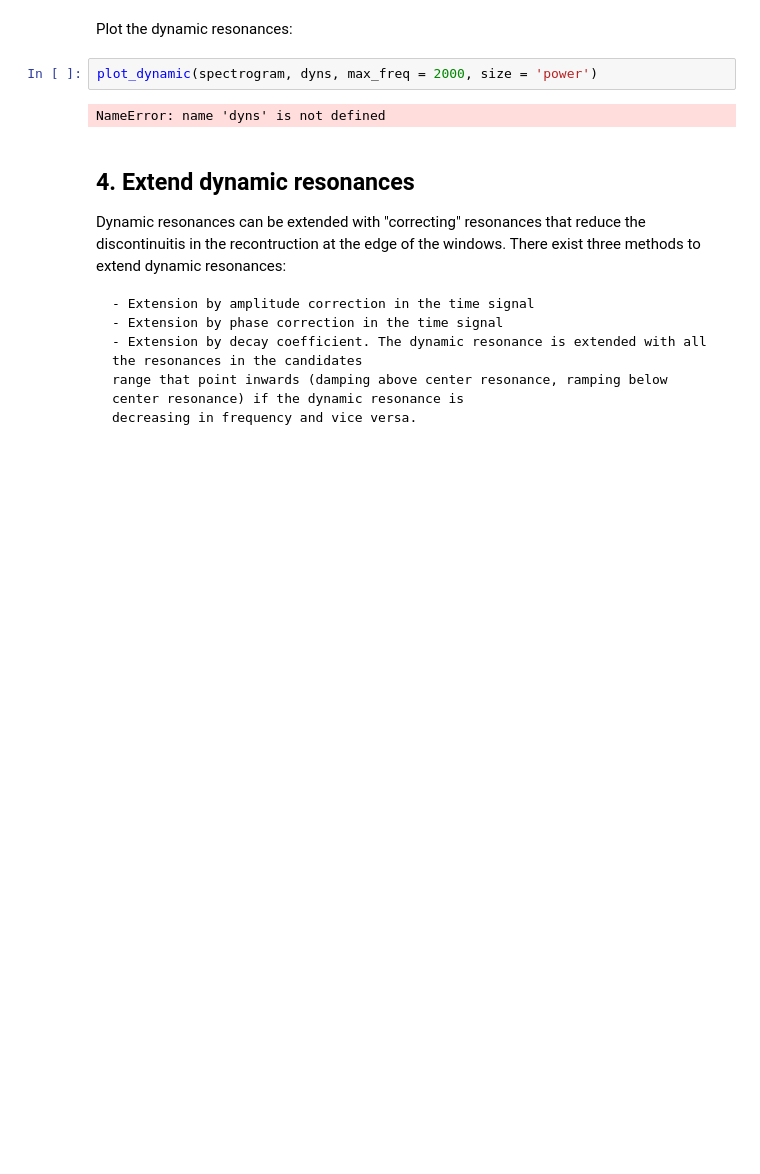
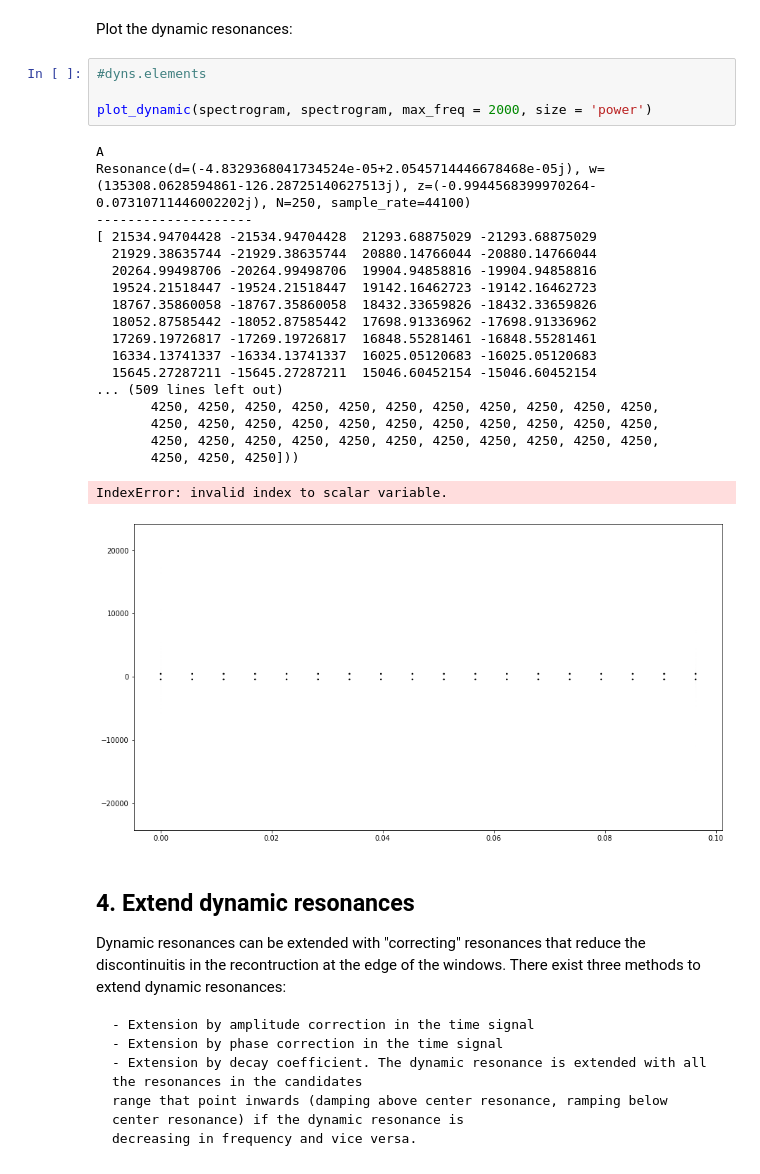
Before and after one commit to anastasiakrouglova/Master-Thesis, a Jupyter notebook: fpt/Dynamic Resonances Notebook.ipynb, the cells around one changed output. Cells and saved outputs as stored; diff of their text form; blank space fills up the shorter version.

Commit message:
noise reduction resolved spectrogram

```diff
--- a/fpt/Dynamic Resonances Notebook.ipynb
+++ b/fpt/Dynamic Resonances Notebook.ipynb
@@ -135,9 +94,29 @@ TypeError: 'Resonance' object is not iterable
 # %% [markdown]
 Plot the dynamic resonances:
 # %%
-plot_dynamic(spectrogram, dyns, max_freq = 2000, size = 'power')
+#dyns.elements
+
+plot_dynamic(spectrogram, spectrogram, max_freq = 2000, size = 'power')
 # %% [output]
-NameError: name 'dyns' is not defined
+A
+Resonance(d=(-4.8329368041734524e-05+2.0545714446678468e-05j), w=(135308.0628594861-126.28725140627513j), z=(-0.9944568399970264-0.07310711446002202j), N=250, sample_rate=44100)
+--------------------
+[ 21534.94704428 -21534.94704428  21293.68875029 -21293.68875029
+  21929.38635744 -21929.38635744  20880.14766044 -20880.14766044
+  20264.99498706 -20264.99498706  19904.94858816 -19904.94858816
+  19524.21518447 -19524.21518447  19142.16462723 -19142.16462723
+  18767.35860058 -18767.35860058  18432.33659826 -18432.33659826
+  18052.87585442 -18052.87585442  17698.91336962 -17698.91336962
+  17269.19726817 -17269.19726817  16848.55281461 -16848.55281461
+  16334.13741337 -16334.13741337  16025.05120683 -16025.05120683
+  15645.27287211 -15645.27287211  15046.60452154 -15046.60452154
+... (509 lines left out)
+       4250, 4250, 4250, 4250, 4250, 4250, 4250, 4250, 4250, 4250, 4250,
+       4250, 4250, 4250, 4250, 4250, 4250, 4250, 4250, 4250, 4250, 4250,
+       4250, 4250, 4250, 4250, 4250, 4250, 4250, 4250, 4250, 4250, 4250,
+       4250, 4250, 4250]))
+IndexError: invalid index to scalar variable.
+[figure, added]
 # %% [markdown]
 ## 4. Extend dynamic resonances
 
```
Also changed, not shown: parts of 4 cells of this notebook, 4 other files.
